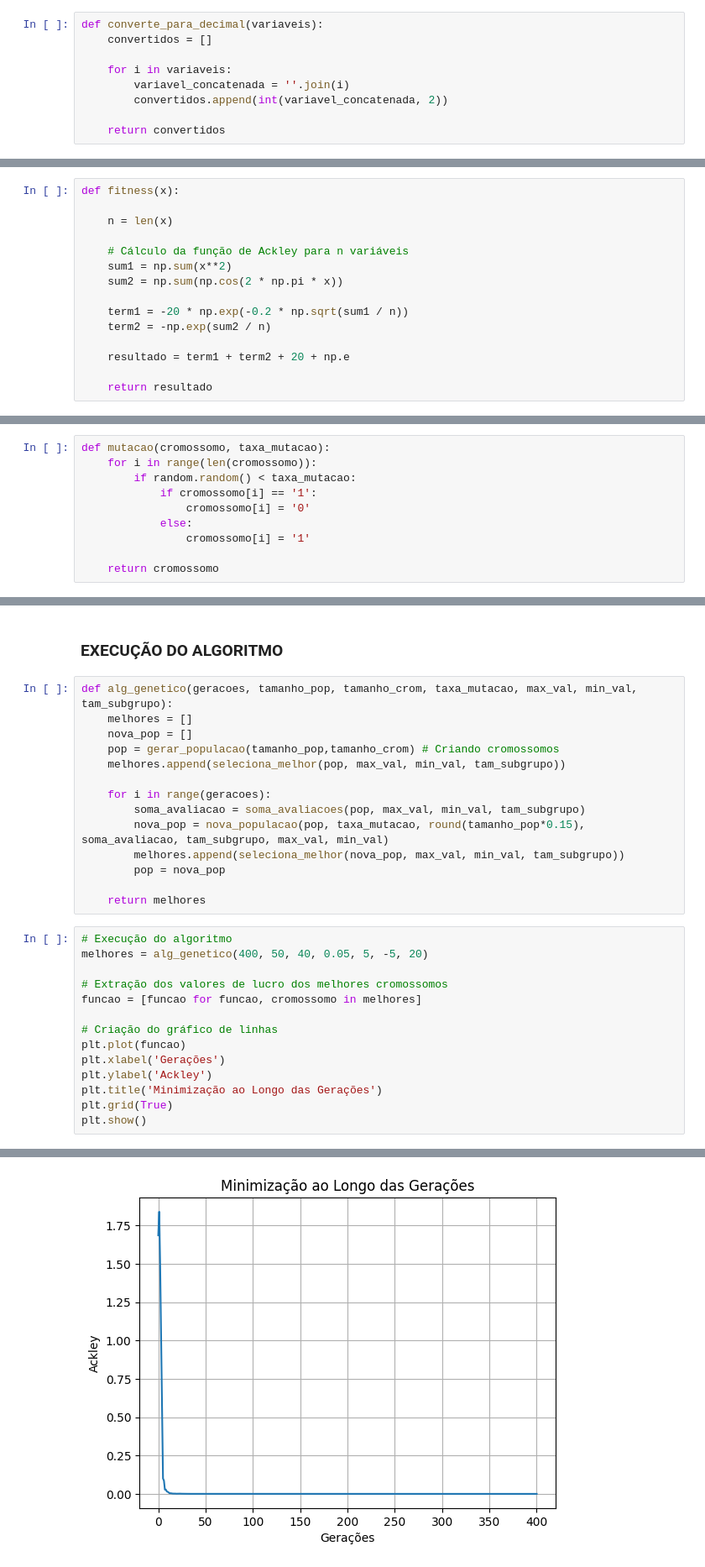
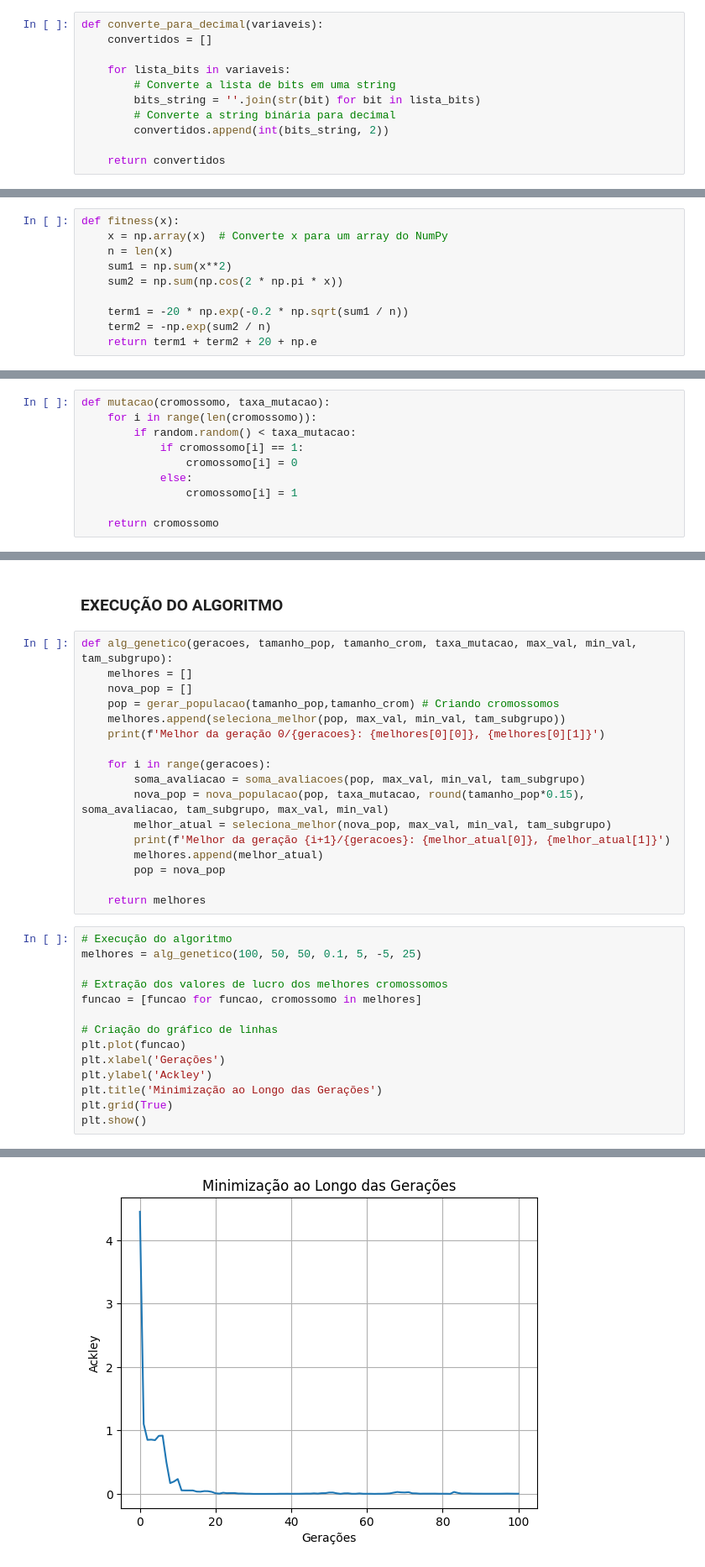
Before and after one commit to Tainann/PORTFOLIO, a Jupyter notebook: Projeto 11 - Algoritmo Genético otimizando função matemática/funcao.ipynb, the cells around one changed output, grey strips where cells are left out. Shown: that part at 84% size. Cells and saved outputs as stored; diff of their text form.

```diff
--- a/Projeto 11 - Algoritmo Genético otimizando função matemática/funcao.ipynb
+++ b/Projeto 11 - Algoritmo Genético otimizando função matemática/funcao.ipynb
@@ -78,8 +80,10 @@ Convertendo a variável para decimal
 def converte_para_decimal(variaveis):
     convertidos = []
 
-    for i in variaveis:
-        variavel_concatenada = ''.join(i)
-        convertidos.append(int(variavel_concatenada, 2))
+    for lista_bits in variaveis:
+        # Converte a lista de bits em uma string
+        bits_string = ''.join(str(bit) for bit in lista_bits)
+        # Converte a string binária para decimal
+        convertidos.append(int(bits_string, 2))
 
     return convertidos
@@ -122,19 +119,14 @@ array([-5., -5.])
 Fitness
 # %%
 def fitness(x):
-
+    x = np.array(x)  # Converte x para um array do NumPy
     n = len(x)
-
-    # Cálculo da função de Ackley para n variáveis
     sum1 = np.sum(x**2)
     sum2 = np.sum(np.cos(2 * np.pi * x))
 
     term1 = -20 * np.exp(-0.2 * np.sqrt(sum1 / n))
     term2 = -np.exp(sum2 / n)
-
-    resultado = term1 + term2 + 20 + np.e
-
-    return resultado
+    return term1 + term2 + 20 + np.e
 # %%
 fitness(normaliza(c, 5, -5, 5))
 # %% [output]
@@ -191,10 +183,10 @@ Mutação
 def mutacao(cromossomo, taxa_mutacao):
     for i in range(len(cromossomo)):
         if random.random() < taxa_mutacao:
-            if cromossomo[i] == '1':
-                cromossomo[i] = '0'
+            if cromossomo[i] == 1:
+                cromossomo[i] = 0
             else:
-                cromossomo[i] = '1'
+                cromossomo[i] = 1
 
     return cromossomo
 # %% [markdown]
@@ -222,17 +215,20 @@ def alg_genetico(geracoes, tamanho_pop, tamanho_crom, taxa_mutacao, max_val, min
     nova_pop = []
     pop = gerar_populacao(tamanho_pop,tamanho_crom) # Criando cromossomos
     melhores.append(seleciona_melhor(pop, max_val, min_val, tam_subgrupo))
+    print(f'Melhor da geração 0/{geracoes}: {melhores[0][0]}, {melhores[0][1]}')
 
     for i in range(geracoes):
         soma_avaliacao = soma_avaliacoes(pop, max_val, min_val, tam_subgrupo)
         nova_pop = nova_populacao(pop, taxa_mutacao, round(tamanho_pop*0.15), soma_avaliacao, tam_subgrupo, max_val, min_val)
-        melhores.append(seleciona_melhor(nova_pop, max_val, min_val, tam_subgrupo))
+        melhor_atual = seleciona_melhor(nova_pop, max_val, min_val, tam_subgrupo)
+        print(f'Melhor da geração {i+1}/{geracoes}: {melhor_atual[0]}, {melhor_atual[1]}')
+        melhores.append(melhor_atual)
         pop = nova_pop
 
     return melhores
 # %%
 # Execução do algoritmo
-melhores = alg_genetico(400, 50, 40, 0.05, 5, -5, 20)
+melhores = alg_genetico(100, 50, 50, 0.1, 5, -5, 25)
 
 # Extração dos valores de lucro dos melhores cromossomos
 funcao = [funcao for funcao, cromossomo in melhores]
@@ -248,4 +261,4 @@ plt.show()
-[figure, old version]
+[figure, new version]
 # %%
 minimo = min(melhores)
 min_funcao = minimo[0]
```
Also changed, not shown: parts of 17 cells of this notebook, 1 other file.
